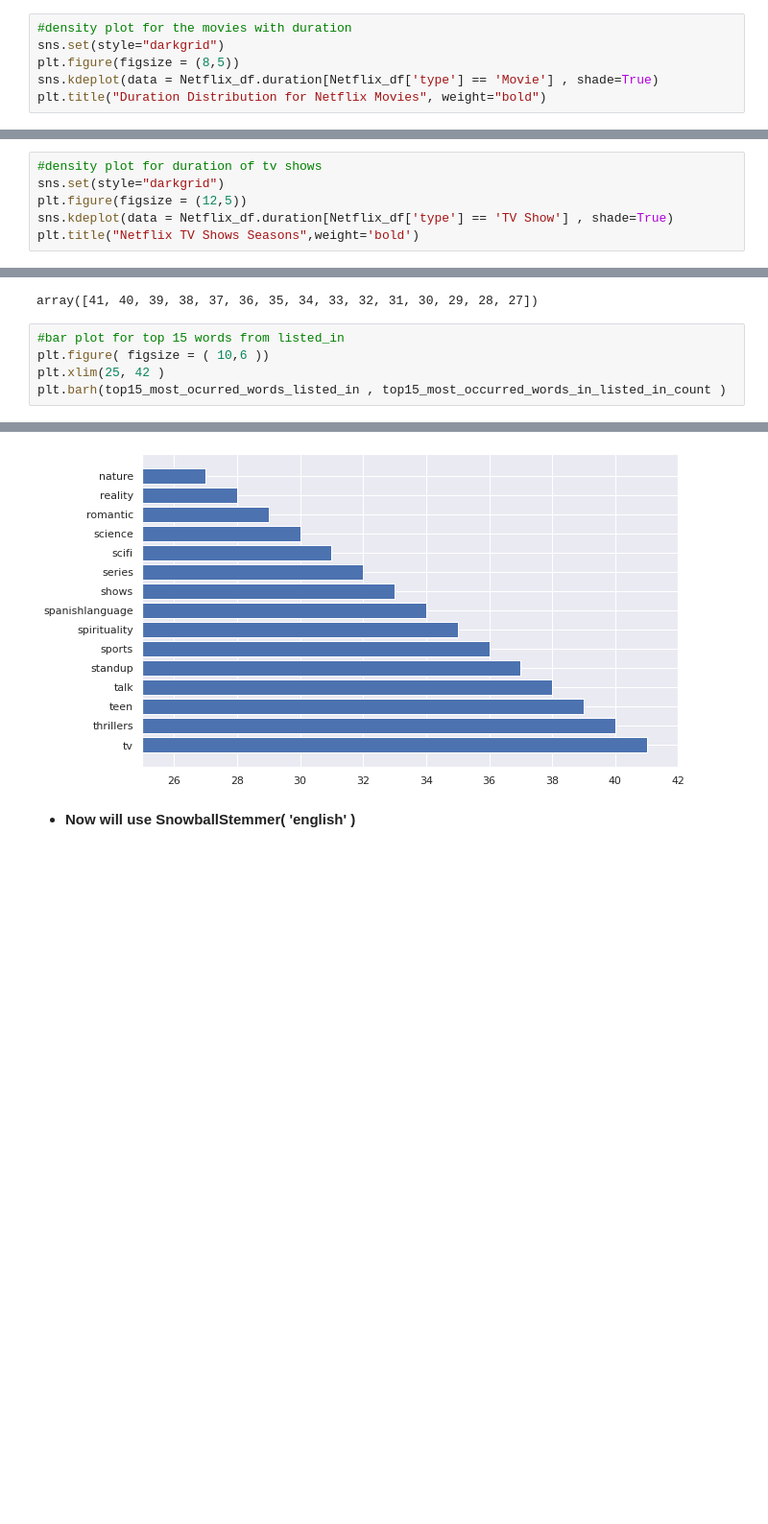
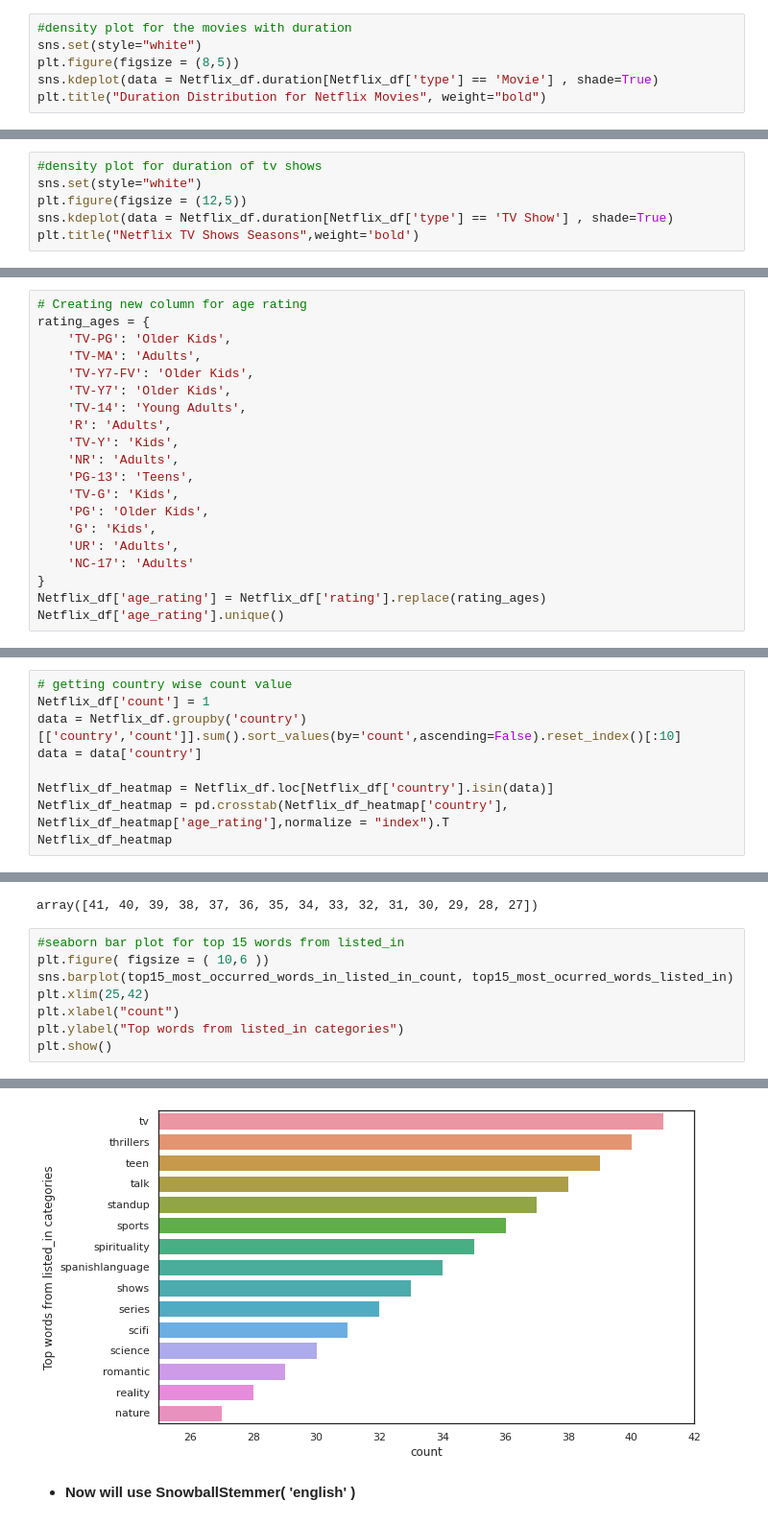
Before and after one commit to Akashjaiswall/Unsupervised-ML-project, a Jupyter notebook: NETFLIX_MOVIES_AND_TV_SHOWS_CLUSTERING.ipynb, the cells around one changed output, grey strips where cells are left out. Shown at 96% size. Cells and saved outputs as stored; diff of their text form; blank space fills up the shorter version.

```diff
--- a/NETFLIX_MOVIES_AND_TV_SHOWS_CLUSTERING.ipynb
+++ b/NETFLIX_MOVIES_AND_TV_SHOWS_CLUSTERING.ipynb
@@ -777,7 +822,7 @@ Netflix_df.duration.value_counts().to_frame().T
 Now we will look into the duration of Netflix films. Since movies are measured in time and shows are measured by seasons, we need to do analysis of both separately for better understanding.
 # %%
 #density plot for the movies with duration
-sns.set(style="darkgrid")
+sns.set(style="white")
 plt.figure(figsize = (8,5))
 sns.kdeplot(data = Netflix_df.duration[Netflix_df['type'] == 'Movie'] , shade=True)
 plt.title("Duration Distribution for Netflix Movies", weight="bold")
@@ -798,7 +843,7 @@ TV Show    2400
 Name: type, dtype: int64
 # %%
 #density plot for duration of tv shows
-sns.set(style="darkgrid")
+sns.set(style="white")
 plt.figure(figsize = (12,5))
 sns.kdeplot(data = Netflix_df.duration[Netflix_df['type'] == 'TV Show'] , shade=True)
 plt.title("Netflix TV Shows Seasons",weight='bold')
@@ -1235,0 +1291,20 @@ Most of the contents got ratings like
+# %%
+# Creating new column for age rating
+rating_ages = {
+    'TV-PG': 'Older Kids',
+    'TV-MA': 'Adults',
+    'TV-Y7-FV': 'Older Kids',
+    'TV-Y7': 'Older Kids',
+    'TV-14': 'Young Adults',
+    'R': 'Adults',
+    'TV-Y': 'Kids',
+    'NR': 'Adults',
+    'PG-13': 'Teens',
+    'TV-G': 'Kids',
+    'PG': 'Older Kids',
+    'G': 'Kids',
+    'UR': 'Adults',
+    'NC-17': 'Adults'
+}
+Netflix_df['age_rating'] = Netflix_df['rating'].replace(rating_ages)
+Netflix_df['age_rating'].unique()
@@ -1235,0 +1314,9 @@ Most of the contents got ratings like
+# %%
+# getting country wise count value
+Netflix_df['count'] = 1
+data = Netflix_df.groupby('country')[['country','count']].sum().sort_values(by='count',ascending=False).reset_index()[:10]
+data = data['country']
+
+Netflix_df_heatmap = Netflix_df.loc[Netflix_df['country'].isin(data)]
+Netflix_df_heatmap = pd.crosstab(Netflix_df_heatmap['country'], Netflix_df_heatmap['age_rating'],normalize = "index").T
+Netflix_df_heatmap
@@ -1608,8 +1761,11 @@ top15_most_occurred_words_in_listed_in_count
 # %% [output]
 array([41, 40, 39, 38, 37, 36, 35, 34, 33, 32, 31, 30, 29, 28, 27])
 # %%
-#bar plot for top 15 words from listed_in
+#seaborn bar plot for top 15 words from listed_in
 plt.figure( figsize = ( 10,6 ))
-plt.xlim(25, 42 )
-plt.barh(top15_most_ocurred_words_listed_in , top15_most_occurred_words_in_listed_in_count )
+sns.barplot(top15_most_occurred_words_in_listed_in_count, top15_most_ocurred_words_listed_in)
+plt.xlim(25,42)
+plt.xlabel("count")
+plt.ylabel("Top words from listed_in categories")
+plt.show()
 # %% [output]
@@ -1617,4 +1772,4 @@ plt.barh(top15_most_ocurred_words_listed_in , top15_most_occurred_words_in_liste
-[figure, old version]
+[figure, new version]
 # %% [markdown]
 * **Now will use SnowballStemmer( 'english' )**
 # %%
```
Also changed, not shown: parts of 118 cells of this notebook.
